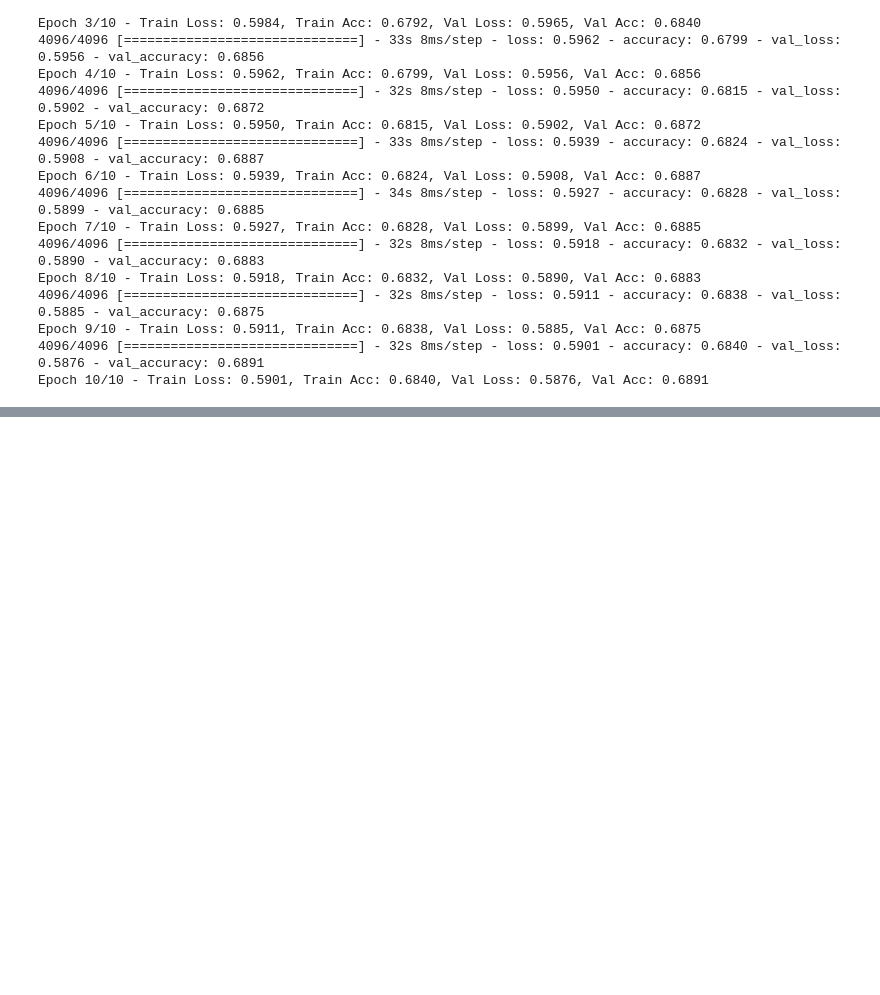
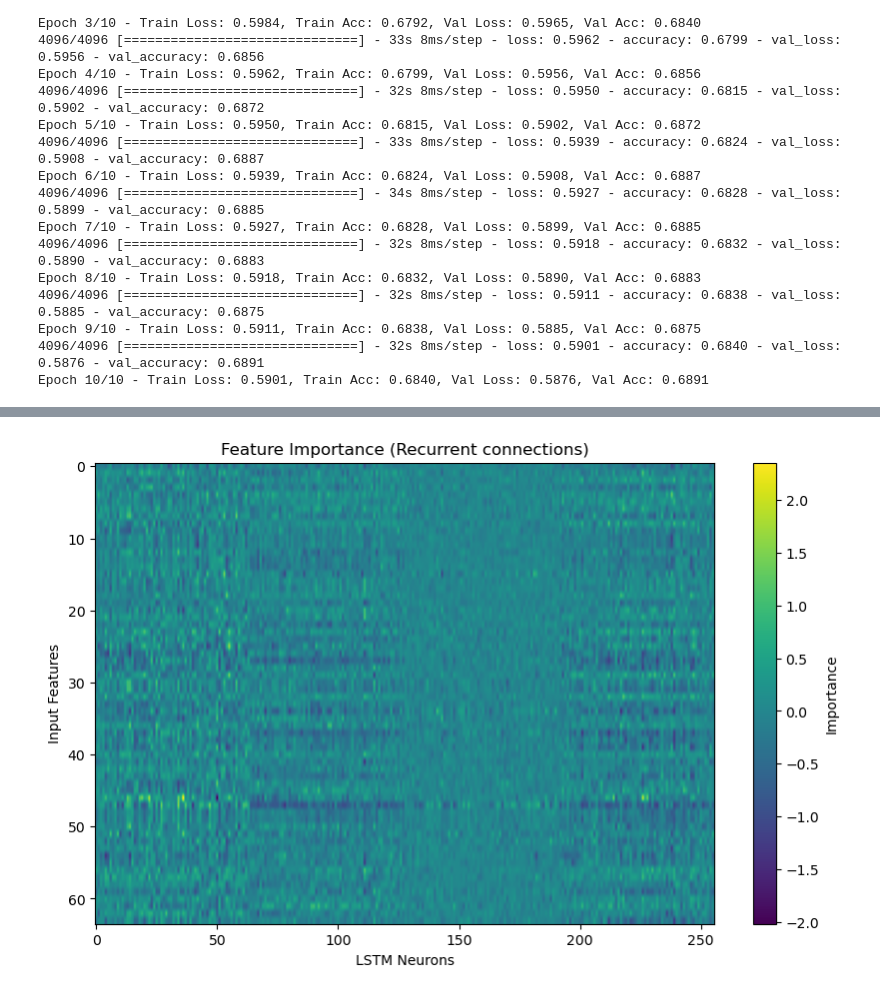
Before and after one commit to anupamajha1/ont_m6a, a Jupyter notebook: crasgaitis/eda.ipynb, the cells around one changed output, grey strips where cells are left out. Drawn from its saved outputs; the diff is of its cells as text; code cells hidden in the pictures; blank space fills up the shorter version.

```diff
--- a/crasgaitis/eda.ipynb
+++ b/crasgaitis/eda.ipynb
@@ -248,3 +349,17 @@ Epoch 10/10 - Train Loss: 0.5901, Train Acc: 0.6840, Val Loss: 0.5876, Val Acc:
+# %%
+import matplotlib.pyplot as plt
+
+input_feature_importance = recurrent_weights  # transpose for easier visualization
+
+plt.figure(figsize=(10, 6))
+plt.imshow(input_feature_importance, cmap='viridis', aspect='auto')
+plt.colorbar(label='Importance')
+plt.ylabel('Input Features')
+plt.xlabel('LSTM Neurons')
+plt.title('Feature Importance (Recurrent connections)')
+plt.show()
+# %% [output]
+[figure, added]
 # %%
 plt.figure(figsize=(12, 4))
 plt.subplot(1, 2, 1)
```
Also changed, not shown: parts of 18 cells of this notebook, 1 other file.
